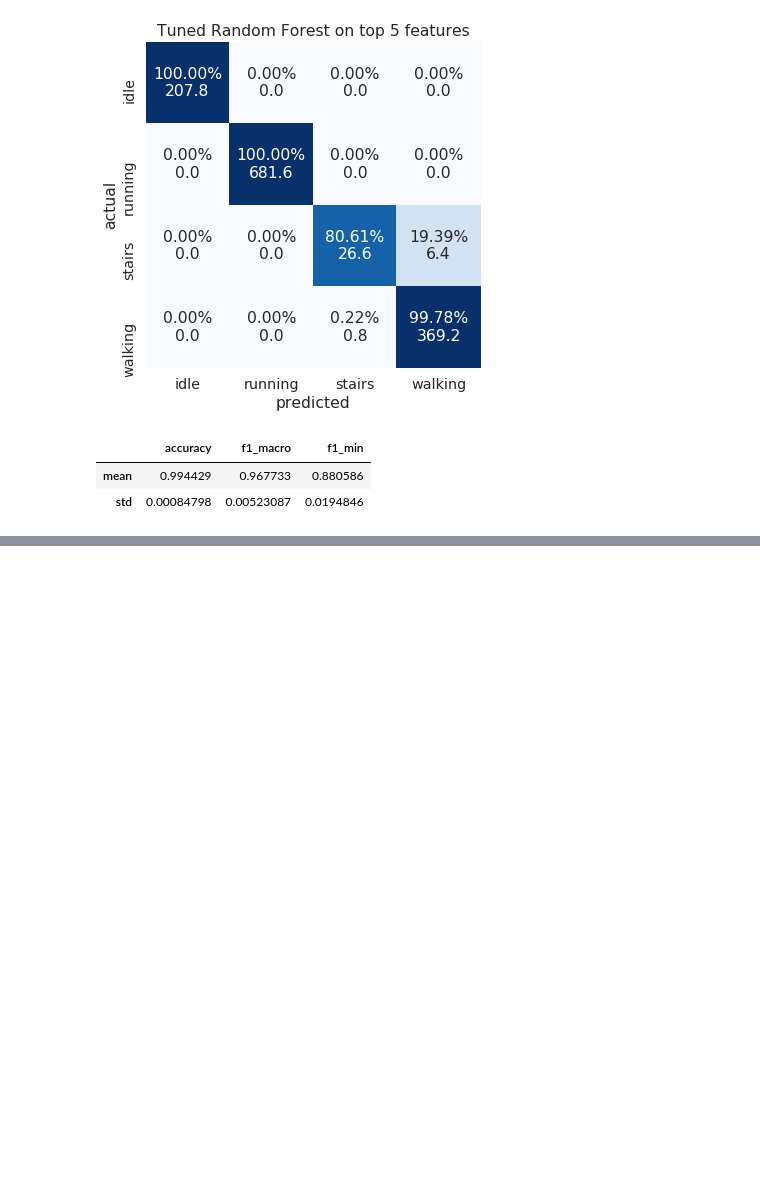
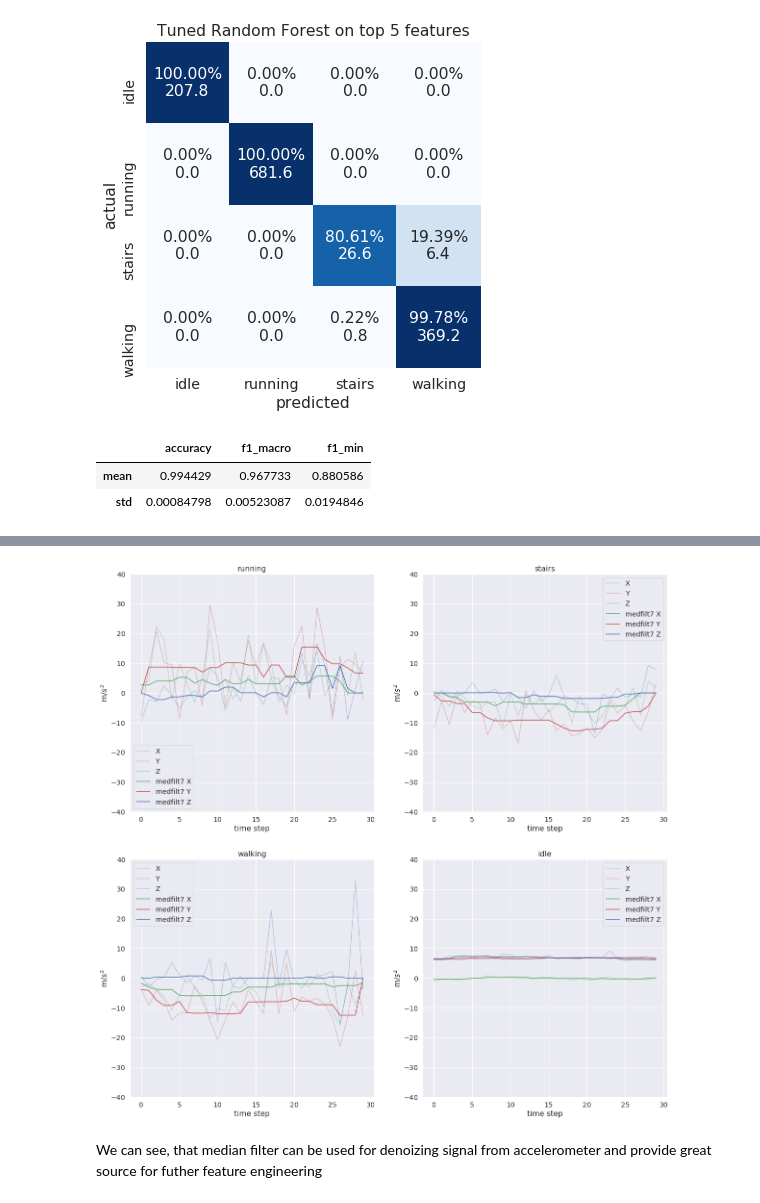
Before and after one commit to kilianovski/study, a Jupyter notebook: small_projects/activity_classification_accelerometer/activity_classification.ipynb, the cells around one changed output, grey strips where cells are left out. Saved outputs shown, nothing was run; the diff lists cells and outputs as text; code cells hidden in the pictures; blank space fills up the shorter version.

```diff
--- a/small_projects/activity_classification_accelerometer/activity_classification.ipynb
+++ b/small_projects/activity_classification_accelerometer/activity_classification.ipynb
@@ -1132,0 +1440,24 @@ print_cv_metrics(cv_metrics, 'Tuned Random Forest on top 5 features')
+# %%
+fig, axes = plt.subplots(2, 2, figsize=(20, 20))
+axes = axes.flatten()
+
+
+steps = np.arange(30)
+
+for ax, label in zip(axes, classes):
+    sample = raw_data[raw_data['label'] == label].iloc[0]
+    sns.lineplot(y=sample[x_acc_cols].astype(float), color='g', x=steps, alpha=.3, label='X', ax=ax)
+    sns.lineplot(y=sample[y_acc_cols].astype(float), color='r', x=steps, alpha=.3, label='Y', ax=ax)
+    sns.lineplot(y=sample[z_acc_cols].astype(float), color='b', x=steps, alpha=.3, label='Z', ax=ax).set_title(label)
+
+    sns.lineplot(y=sig.medfilt(sample[x_acc_cols].astype(float), kernel_size=7), x=steps, label='medfilt7 X', color='g', ax=ax)
+    sns.lineplot(y=sig.medfilt(sample[y_acc_cols].astype(float), kernel_size=7), x=steps, label='medfilt7 Y', color='r', ax=ax)
+    sns.lineplot(y=sig.medfilt(sample[z_acc_cols].astype(float), kernel_size=7), x=steps, label='medfilt7 Z', color='b', ax=ax)
+
+    ax.set_ylim(-40, 40)
+    ax.set_xlabel('time step')
+    ax.set_ylabel('m/$s^2$')
+# %% [output]
+[figure, added]
+# %% [markdown]
+We can see, that median filter can be used for denoizing signal from accelerometer and provide great source for futher feature engineering
```
Also changed, not shown: parts of 26 cells of this notebook.
